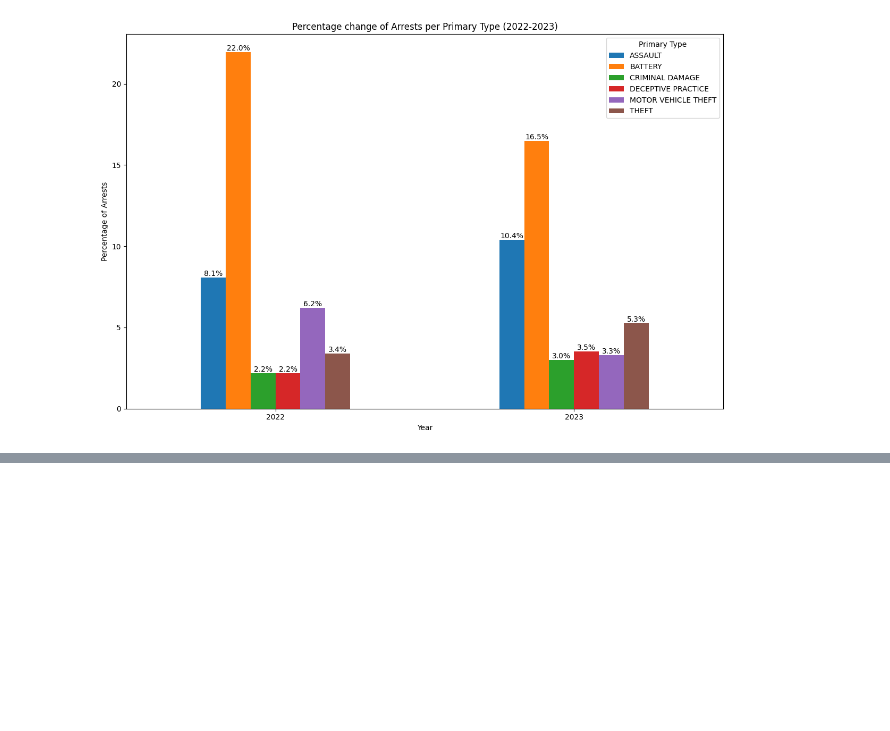
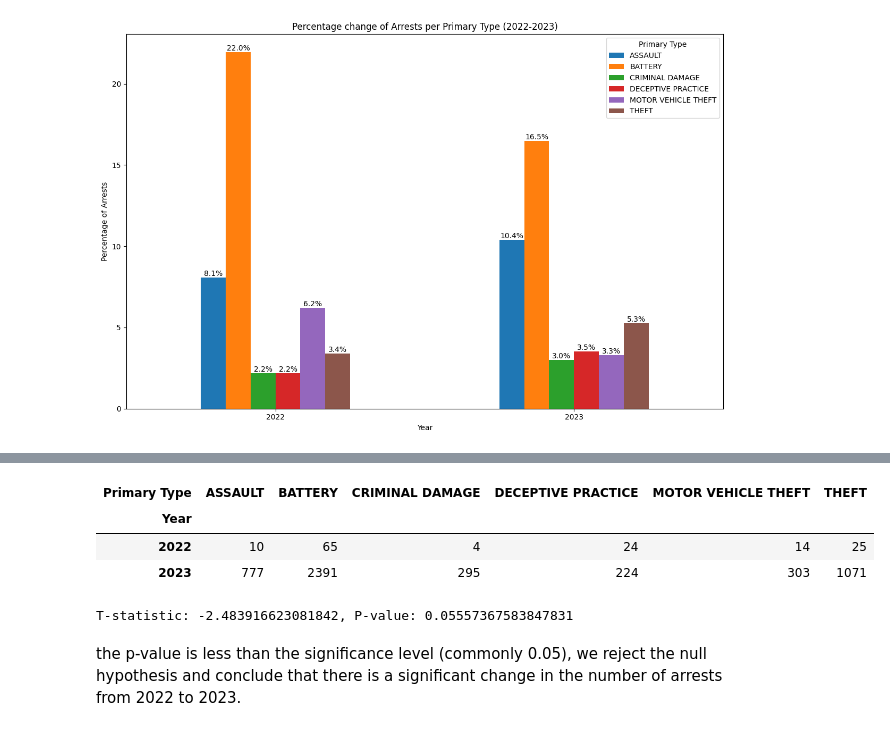
Before and after one commit to ktg8080/Project_1, a Jupyter notebook: chicago_crime_analysis.ipynb, the cells around one changed output, grey strips where cells are left out. Saved outputs shown, nothing was run; the diff lists cells and outputs as text; code cells hidden in the pictures; blank space fills up the shorter version.

```diff
--- a/chicago_crime_analysis.ipynb
+++ b/chicago_crime_analysis.ipynb
@@ -386,0 +456,30 @@ plt.show()
+# %%
+arrests
+# %% [output]
+| Primary Type | ASSAULT | BATTERY | CRIMINAL DAMAGE | DECEPTIVE PRACTICE | MOTOR VEHICLE THEFT | THEFT |
+| Year |  |  |  |  |  |  |
+| 2022 | 10 | 65 | 4 | 24 | 14 | 25 |
+| 2023 | 777 | 2391 | 295 | 224 | 303 | 1071 |
+# %%
+from scipy.stats import ttest_rel
+
+# Create the dataframe
+data = {
+    'Category': ['Assault', 'Battery', 'Criminal Damage', 'Deceptive Practice', 'Motor Vehicle Theft', 'Theft'],
+    '2022': [10, 65, 4, 24, 14, 25],
+    '2023': [777, 2391, 295, 224, 303, 1071]
+}
+
+df = pd.DataFrame(data)
+
+# Calculate the differences
+df['Difference'] = df['2023'] - df['2022']
+
+# Perform the paired t-test
+t_stat, p_value = ttest_rel(df['2022'], df['2023'])
+
+print(f'T-statistic: {t_stat}, P-value: {p_value}')
+# %% [output]
+T-statistic: -2.483916623081842, P-value: 0.05557367583847831
+# %% [markdown]
+the p-value is less than the significance level (commonly 0.05), we reject the null hypothesis and conclude that there is a significant change in the number of arrests from 2022 to 2023.
```
Also changed, not shown: parts of 7 cells of this notebook, 1 other file.
